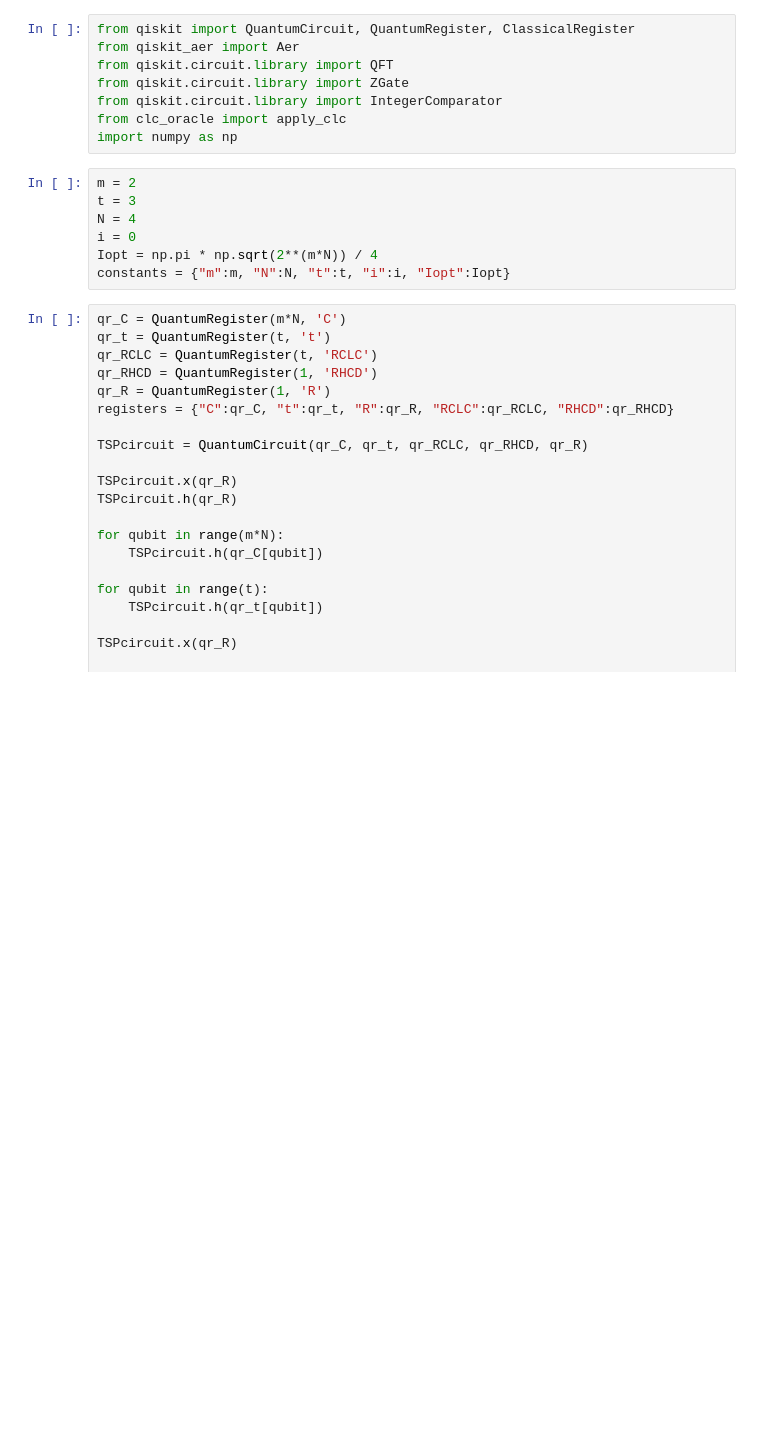
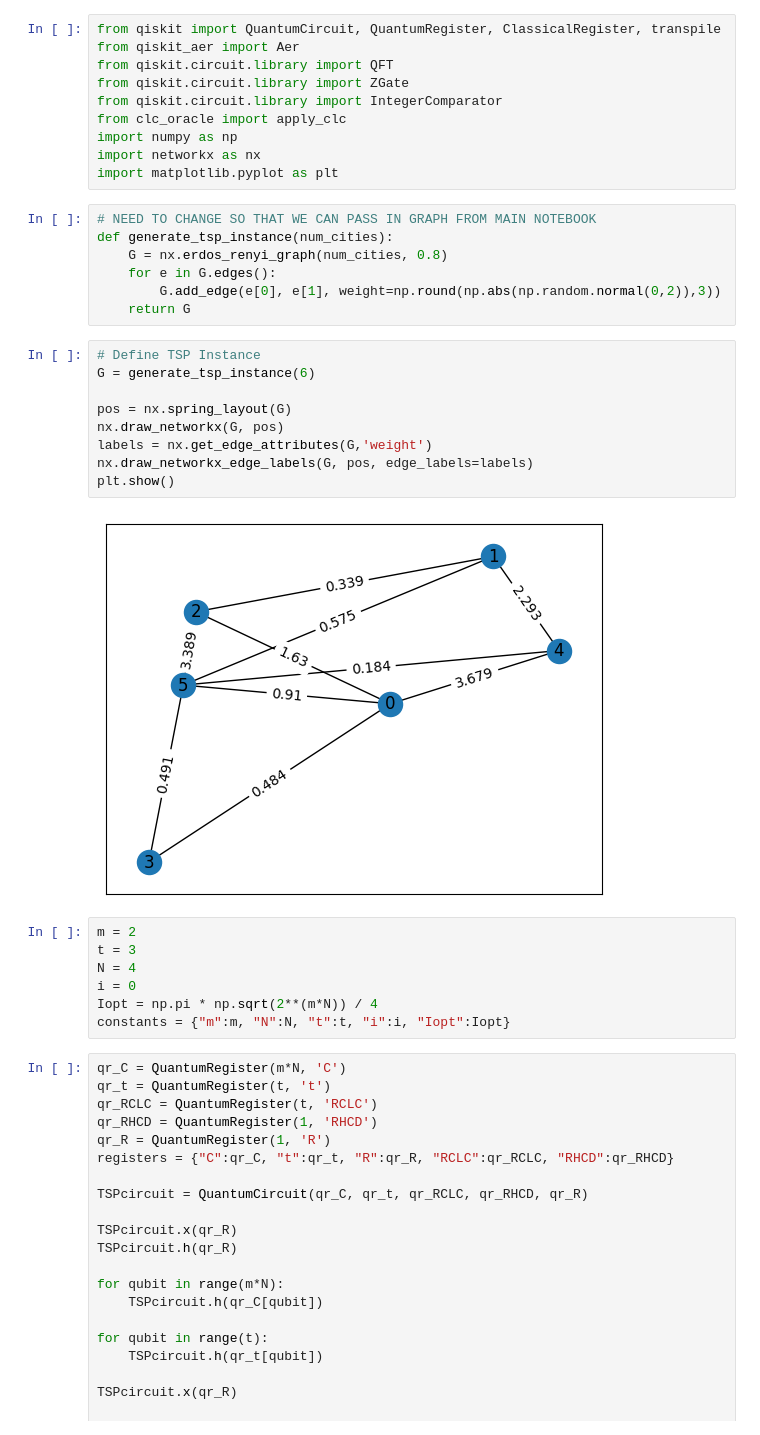
Before and after one commit to gheustace/quantum-tsp, a Jupyter notebook: tsp_impl.ipynb, the cells around one changed output. Cells and saved outputs as stored; diff of their text form; blank space fills up the shorter version.

```diff
--- a/tsp_impl.ipynb
+++ b/tsp_impl.ipynb
@@ -1,11 +1,31 @@
 # %%
-from qiskit import QuantumCircuit, QuantumRegister, ClassicalRegister
+from qiskit import QuantumCircuit, QuantumRegister, ClassicalRegister, transpile
 from qiskit_aer import Aer
 from qiskit.circuit.library import QFT
 from qiskit.circuit.library import ZGate
 from qiskit.circuit.library import IntegerComparator
 from clc_oracle import apply_clc
 import numpy as np
+import networkx as nx
+import matplotlib.pyplot as plt
+# %%
+# NEED TO CHANGE SO THAT WE CAN PASS IN GRAPH FROM MAIN NOTEBOOK
+def generate_tsp_instance(num_cities):
+    G = nx.erdos_renyi_graph(num_cities, 0.8)
+    for e in G.edges():
+        G.add_edge(e[0], e[1], weight=np.round(np.abs(np.random.normal(0,2)),3))
+    return G
+# %%
+# Define TSP Instance
+G = generate_tsp_instance(6)
+
+pos = nx.spring_layout(G)
+nx.draw_networkx(G, pos)
+labels = nx.get_edge_attributes(G,'weight')
+nx.draw_networkx_edge_labels(G, pos, edge_labels=labels)
+plt.show()
+# %% [output]
+[figure, added]
 # %%
 m = 2
 t = 3
```
Also changed, not shown: parts of 6 cells of this notebook, 1 other file.
